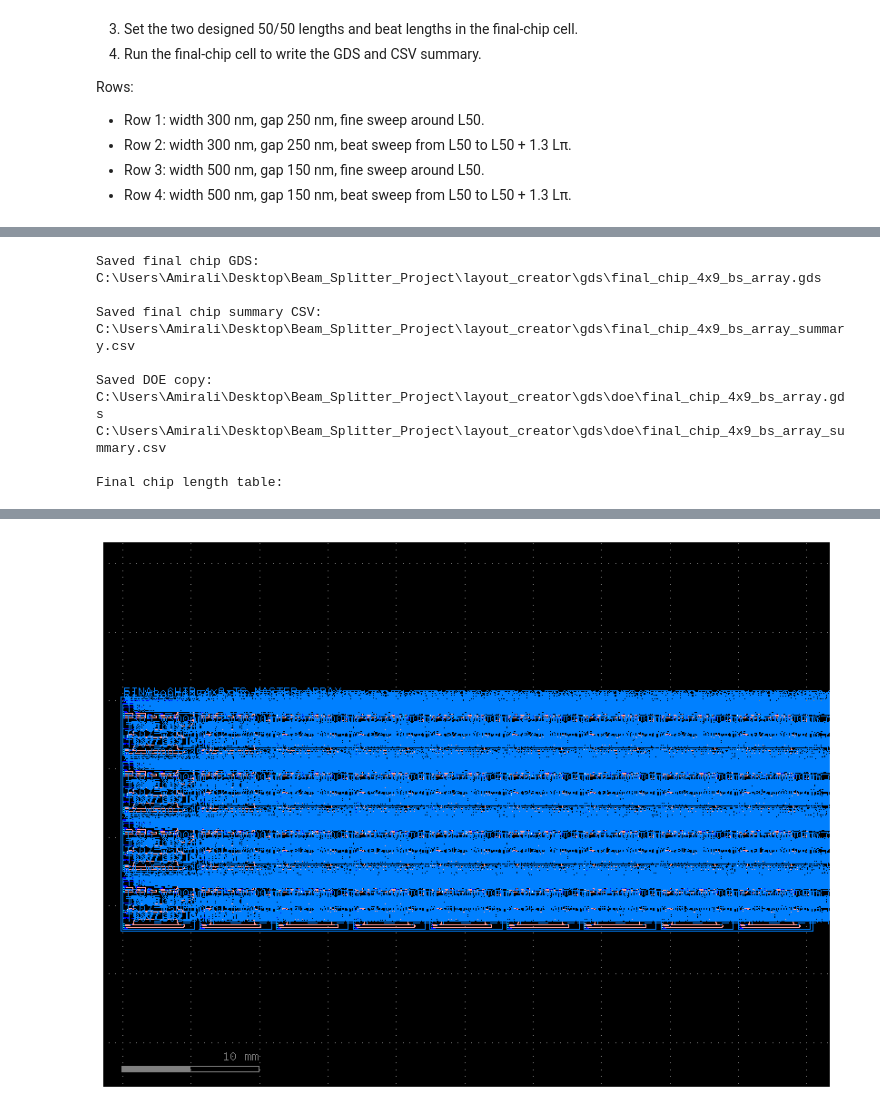
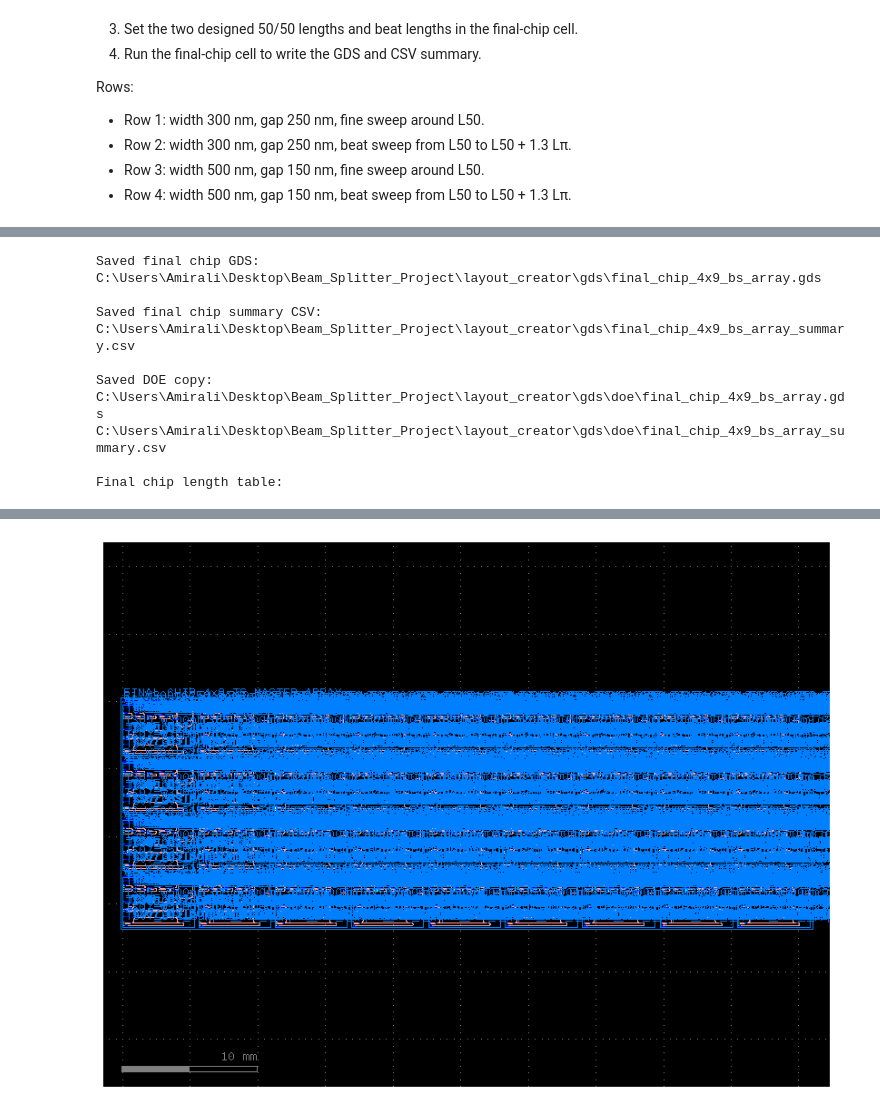
Before and after one commit to AmiEkh/Beam_Splitter_Project, a Jupyter notebook: layout_creator/final_chip.ipynb, the cells around one changed output, grey strips where cells are left out. Saved outputs shown, nothing was run; the diff lists cells and outputs as text; code cells hidden in the pictures.

Commit message:
update final chip with final simulated values

```diff
--- a/layout_creator/final_chip.ipynb
+++ b/layout_creator/final_chip.ipynb
@@ -5722,20 +5722,21 @@ import pandas as pd
 # Units are um.
 
 # 300 nm width / 250 nm gap
-L50_w300_g250_um = 2.677
-Lpi_w300_g250_um = 2.0 * L50_w300_g250_um
+L50_w300_g250_um = 1.77
+Lpi_w300_g250_um = 5.423
 
 # 500 nm width / 150 nm gap
-L50_w500_g150_um = 2.677
-Lpi_w500_g150_um = 2.0 * L50_w500_g150_um
+L50_w500_g150_um = 7.49
+Lpi_w500_g150_um = 24.77
 
 # Fine sweep:
-# Middle point is L50, with 4 points before and 4 points after.
+# 4 points before L50, L50 itself, and 4 points after.
 fine_step_um = 0.2
 
-# Beat sweep:
-# From L50 to L50 + 1.3 Lpi using 9 points.
-beat_extra_fraction_of_Lpi = 1.3
+# Coarse sweep:
+# From simulated L50 to 1.3 * Lpi using 8 points.
+coarse_fraction_of_Lpi = 1.3
+coarse_npoints = 9
 
 # Final-chip placement settings.
 chip_col_gap_um = 350.0
@@ -5774,20 +5775,19 @@ def make_fine_length_sweep_um(
     return L50_um + offsets * step_um
 
 
-def make_beat_length_sweep_um(
+def make_coarse_length_sweep_um(
     L50_um: float,
     Lpi_um: float,
-    extra_fraction_of_Lpi: float = 1.3,
+    fraction_of_Lpi: float = 1.3,
     npoints: int = 9,
 ) -> np.ndarray:
     """
-    Return 9 points from:
+    Return coarse sweep points from:
         L50
     to:
-        L50 + extra_fraction_of_Lpi * Lpi
+        fraction_of_Lpi * Lpi
     """
-    extra = np.linspace(0.0, extra_fraction_of_Lpi * Lpi_um, npoints)
-    return L50_um + extra
+    return np.linspace(L50_um, fraction_of_Lpi * Lpi_um, npoints)
 
 
 def get_component_or_ref_bounds_um(obj):
@@ -5856,7 +5856,8 @@ def make_final_chip_4x9_bs_array(
     L50_w500_g150_um: float = L50_w500_g150_um,
     Lpi_w500_g150_um: float = Lpi_w500_g150_um,
     fine_step_um: float = fine_step_um,
-    beat_extra_fraction_of_Lpi: float = beat_extra_fraction_of_Lpi,
+    coarse_fraction_of_Lpi: float = coarse_fraction_of_Lpi,
+    coarse_npoints: int = coarse_npoints,
     col_gap_um: float = chip_col_gap_um,
     row_gap_um: float = chip_row_gap_um,
     title_size_um: float = chip_title_size_um,
@@ -5882,11 +5883,11 @@ def make_final_chip_4x9_bs_array(
         n_each_side=4,
     )
 
-    beat_300 = make_beat_length_sweep_um(
+    coarse_300 = make_coarse_length_sweep_um(
         L50_um=L50_w300_g250_um,
         Lpi_um=Lpi_w300_g250_um,
-        extra_fraction_of_Lpi=beat_extra_fraction_of_Lpi,
-        npoints=9,
+        fraction_of_Lpi=coarse_fraction_of_Lpi,
+        npoints=coarse_npoints,
     )
 
     fine_500 = make_fine_length_sweep_um(
@@ -5895,11 +5896,11 @@ def make_final_chip_4x9_bs_array(
         n_each_side=4,
     )
 
-    beat_500 = make_beat_length_sweep_um(
+    coarse_500 = make_coarse_length_sweep_um(
         L50_um=L50_w500_g150_um,
         Lpi_um=Lpi_w500_g150_um,
-        extra_fraction_of_Lpi=beat_extra_fraction_of_Lpi,
-        npoints=9,
+        fraction_of_Lpi=coarse_fraction_of_Lpi,
+        npoints=coarse_npoints,
     )
 
     row_specs = [
@@ -5920,8 +5921,8 @@ def make_final_chip_4x9_bs_array(
             "description": "W=300 nm, G=250 nm, L50 to L50 + 1.3 Lpi",
             "width_um": 0.300,
             "gap_um": 0.250,
-            "lengths_um": beat_300,
-            "sweep_type": "beat_0_to_1p3Lpi",
+            "lengths_um": coarse_300,
+            "sweep_type": "coarse_L50_to_1p3Lpi",
             "L50_um": L50_w300_g250_um,
             "Lpi_um": Lpi_w300_g250_um,
         },
@@ -5942,8 +5943,8 @@ def make_final_chip_4x9_bs_array(
             "description": "W=500 nm, G=150 nm, L50 to L50 + 1.3 Lpi",
             "width_um": 0.500,
             "gap_um": 0.150,
-            "lengths_um": beat_500,
-            "sweep_type": "beat_0_to_1p3Lpi",
+            "lengths_um": coarse_500,
+            "sweep_type": "coarse_L50_to_1p3Lpi",
             "L50_um": L50_w500_g150_um,
             "Lpi_um": Lpi_w500_g150_um,
         },
@@ -6132,7 +6133,8 @@ def make_final_chip_4x9_bs_array(
     final_chip.info["Lpi_w500_g150_um"] = Lpi_w500_g150_um
 
     final_chip.info["fine_step_um"] = fine_step_um
-    final_chip.info["beat_extra_fraction_of_Lpi"] = beat_extra_fraction_of_Lpi
+    final_chip.info["coarse_fraction_of_Lpi"] = coarse_fraction_of_Lpi
+    final_chip.info["coarse_npoints"] = coarse_npoints
 
     final_chip.info["text_layer"] = text_layer
     final_chip.info["label_layer"] = label_layer
@@ -6153,7 +6155,8 @@ final_chip, final_chip_summary = make_final_chip_4x9_bs_array(
     L50_w500_g150_um=L50_w500_g150_um,
     Lpi_w500_g150_um=Lpi_w500_g150_um,
     fine_step_um=fine_step_um,
-    beat_extra_fraction_of_Lpi=beat_extra_fraction_of_Lpi,
+    coarse_fraction_of_Lpi=coarse_fraction_of_Lpi,
+    coarse_npoints=coarse_npoints,
     border_layer=LABEL_LAYER,
 )
 
@@ -6230 +6233 @@ Final chip length table:
-[figure, old version]
+[figure, new version]
```
Also changed, not shown: parts of 2 cells of this notebook.
